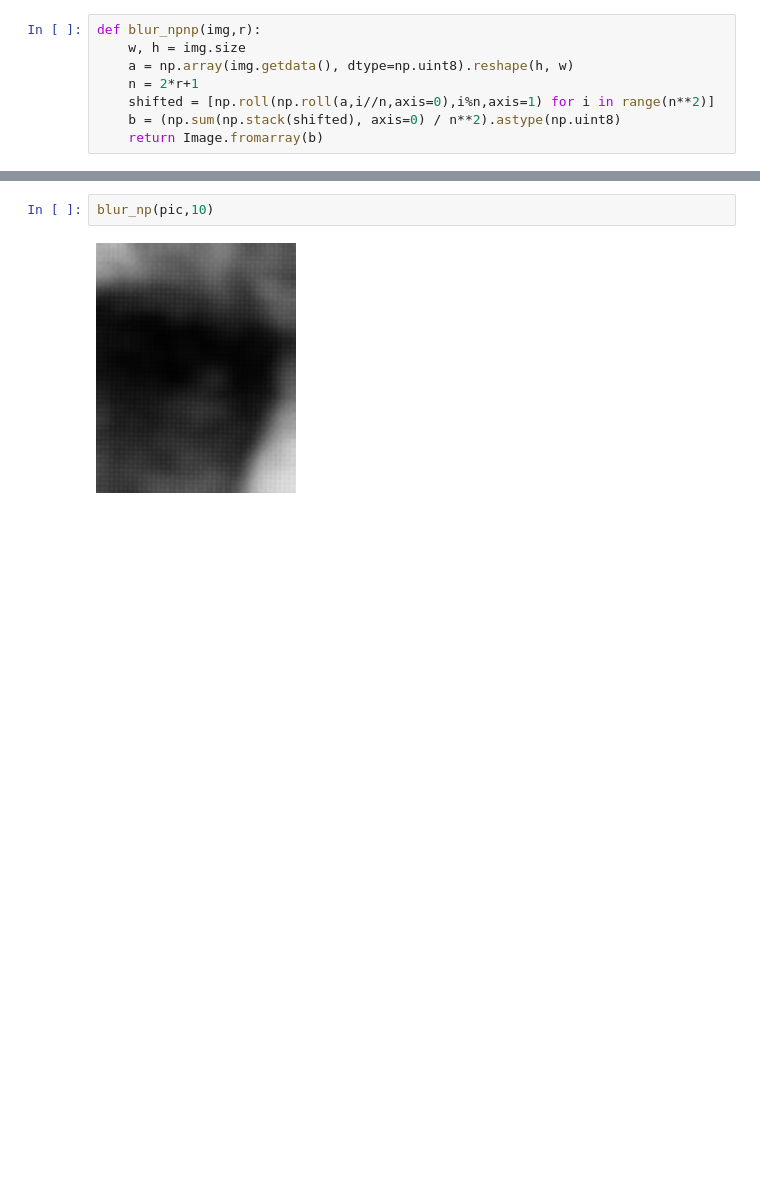
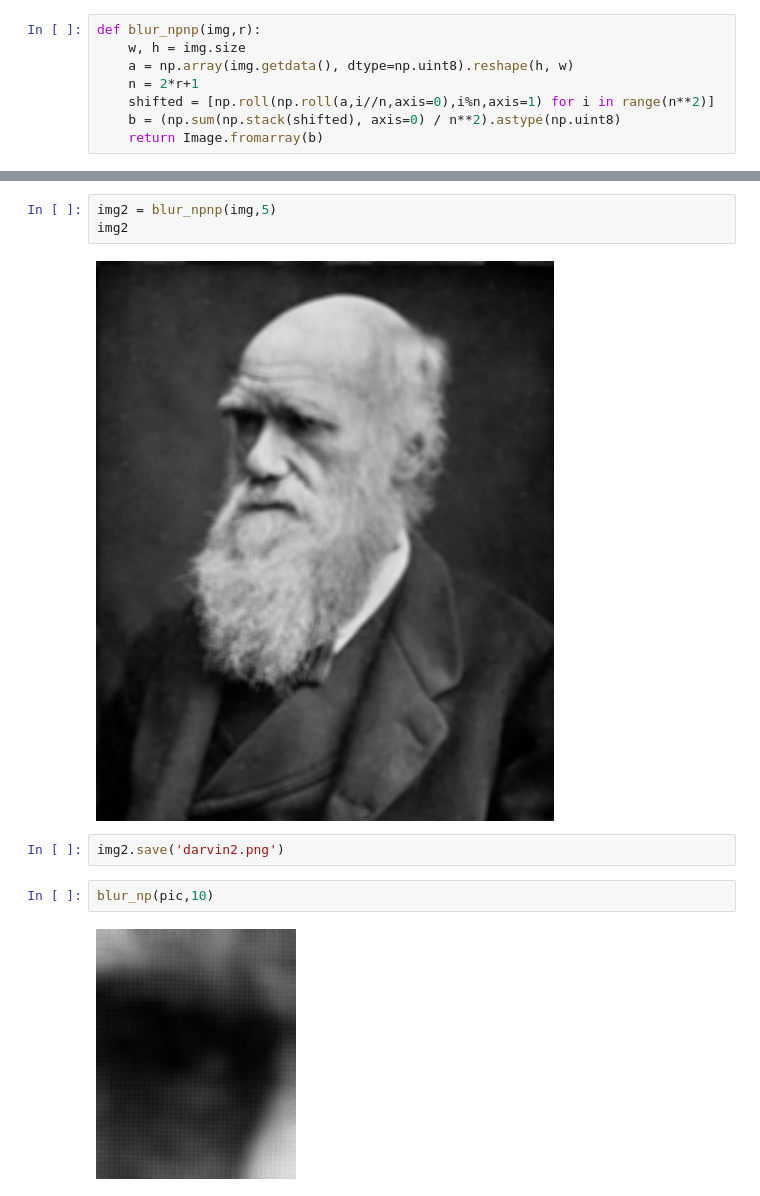
Before and after one commit to mivt18/02blur, a Jupyter notebook: 02blur.ipynb, the cells around one changed output, grey strips where cells are left out. Drawn from its saved outputs; the diff is of its cells as text; blank space fills up the shorter version.

```diff
--- a/02blur.ipynb
+++ b/02blur.ipynb
@@ -67,3 +69,10 @@ blur_np(pic,6)
+# %%
+img2 = blur_npnp(img,5)
+img2
+# %% [output]
+[figure, added]
+# %%
+img2.save('darvin2.png')
 # %%
 blur_np(pic,10)
 # %% [output]
```
Also changed, not shown: parts of 7 cells of this notebook.
